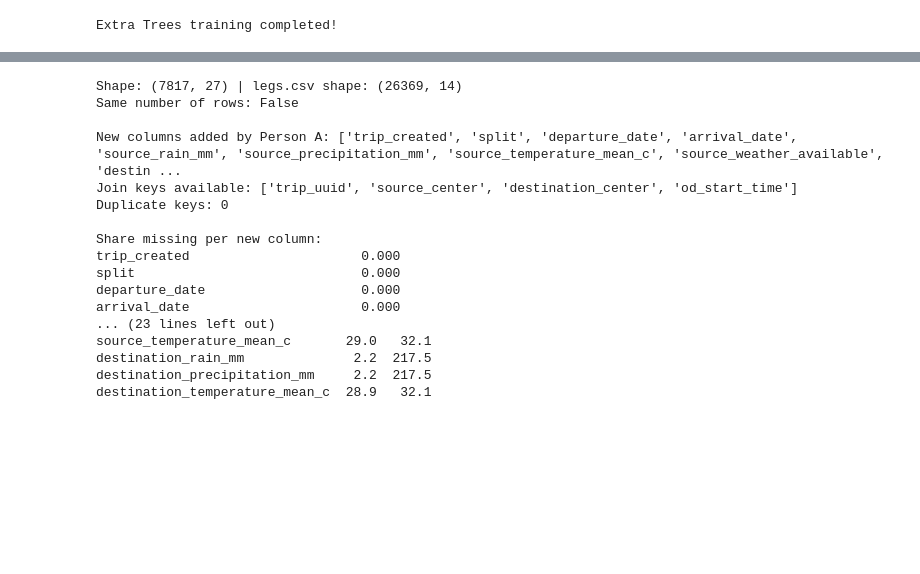
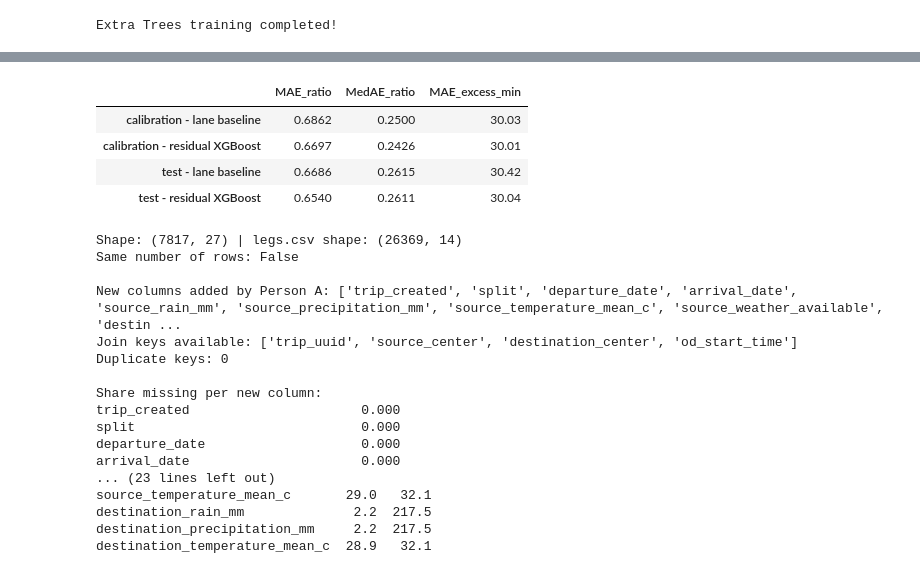
Before and after one commit to JahnaviSri23/supplyshield-, a Jupyter notebook: notebooks/B02_xgboost_day2.ipynb, the cells around one changed output, grey strips where cells are left out. Saved outputs shown, nothing was run; the diff lists cells and outputs as text; code cells hidden in the pictures; blank space fills up the shorter version.

```diff
--- a/notebooks/B02_xgboost_day2.ipynb
+++ b/notebooks/B02_xgboost_day2.ipynb
@@ -306,7 +334,7 @@ import json
 from pathlib import Path
 from datetime import datetime, timezone
 
-experiment_dir = Path("../experiments/day2")
+experiment_dir = Path("../experiments/day2/master_split")
 experiment_dir.mkdir(parents=True, exist_ok=True)
 
 v0_record = {
@@ -714,4 +742,10 @@ val_v2 = add_historical_lane_features_asof(val_df, fit_df)
 
 cal_v2 = add_historical_lane_features_asof(cal, train)
 
-test_v2 = add_historical_lane_features_asof(test, train)
+test_history = pd.concat([train, cal], ignore_index=True)
+test_v2 = add_historical_lane_features_asof(test, test_history)
+
+print("Fit:", fit_v2.shape)
+print("Validation:", val_v2.shape)
+print("Calibration:", cal_v2.shape)
+print("Test:", test_v2.shape)
@@ -1417,7 +1456,7 @@ display(model_comparison)
 import json
 from pathlib import Path
 
-output_dir = Path("../experiments/day2")
+output_dir = Path("../experiments/day2/master_split")
 output_dir.mkdir(parents=True, exist_ok=True)
 
 result_v4 = {
@@ -1729,17 +1768,32 @@ prev vs recent: [-0.00426497 -0.00110323  0.0022    ]
 # %%
 def final_eval(model, cal_frame, test_frame):
-    out = {}
-    for name, frame, y_true in [("cal", cal_frame, cal["delay_ratio"]),
-                                ("test", test_frame, test["delay_ratio"])]:
+    results = {}
+
+    for name, frame, actual in [
+        ("calibration", cal_frame, cal["delay_ratio"]),
+        ("test", test_frame, test["delay_ratio"])
+    ]:
         base = base_pred(frame)
-        pred = base + model.predict(make_X(frame))
-        out[f"{name}: base alone"]      = evaluate_model(y_true, base, frame["osrm_time_min"])
-        out[f"{name}: base + XGBoost"]  = evaluate_model(y_true, pred, frame["osrm_time_min"])
-    return pd.DataFrame(out).T
+        prediction = base + model.predict(make_X(frame))
 
-final_eval(m_prev, cal_p, test_p) # use m_recent / m_plain with their frames if they won
+        results[f"{name} - lane baseline"] = evaluate_model(
+            actual, base, frame["osrm_time_min"]
+        )
+        results[f"{name} - residual XGBoost"] = evaluate_model(
+            actual, prediction, frame["osrm_time_min"]
+        )
 
-m_prev.save_model("../experiments/day2/residual_xgb_v1_check.json")
+    return pd.DataFrame(results).T
+
+final_model = m_plain
+res = final_eval(final_model, cal_v2, test_v2)
+display(res)
+# %% [output]
+|  | MAE_ratio | MedAE_ratio | MAE_excess_min |
+| calibration - lane baseline | 0.6862 | 0.2500 | 30.03 |
+| calibration - residual XGBoost | 0.6697 | 0.2426 | 30.01 |
+| test - lane baseline | 0.6686 | 0.2615 | 30.42 |
+| test - residual XGBoost | 0.6540 | 0.2611 | 30.04 |
 # %%
 import pandas as pd
 
```
Also changed, not shown: parts of 67 cells of this notebook, 14 other files.
